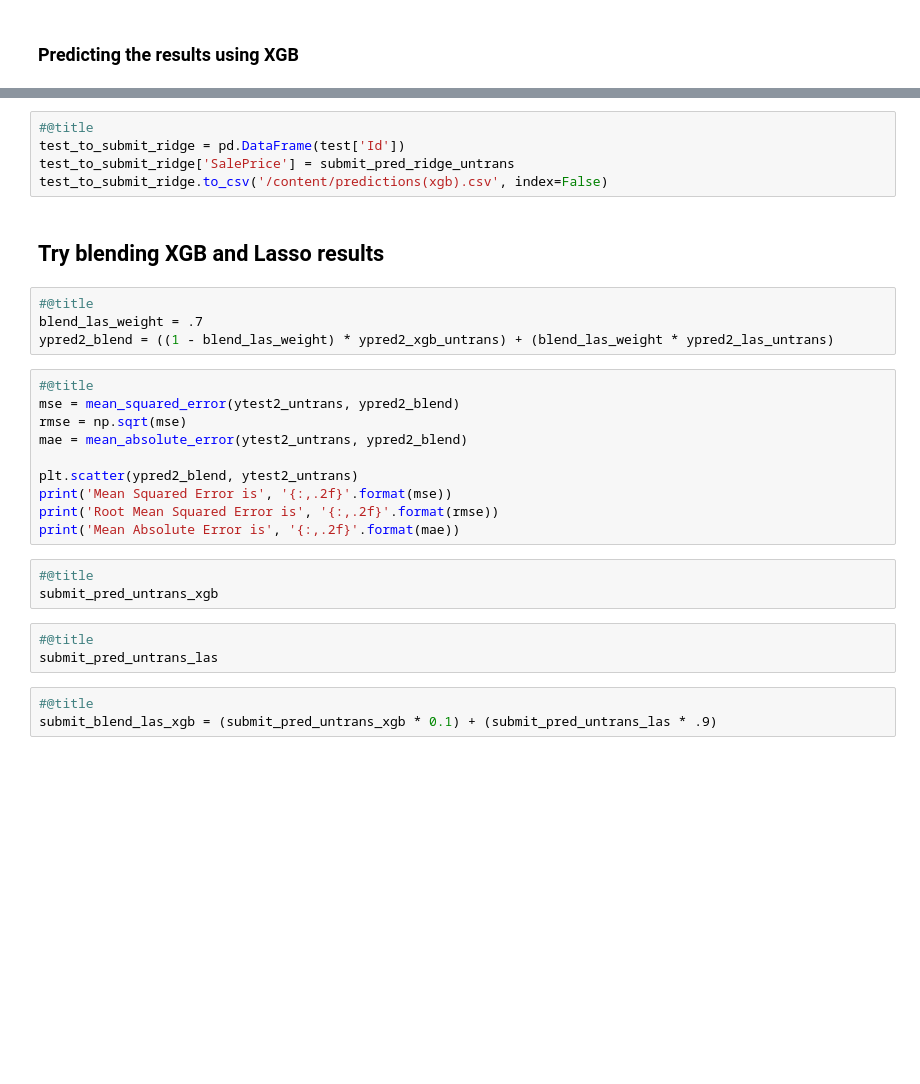
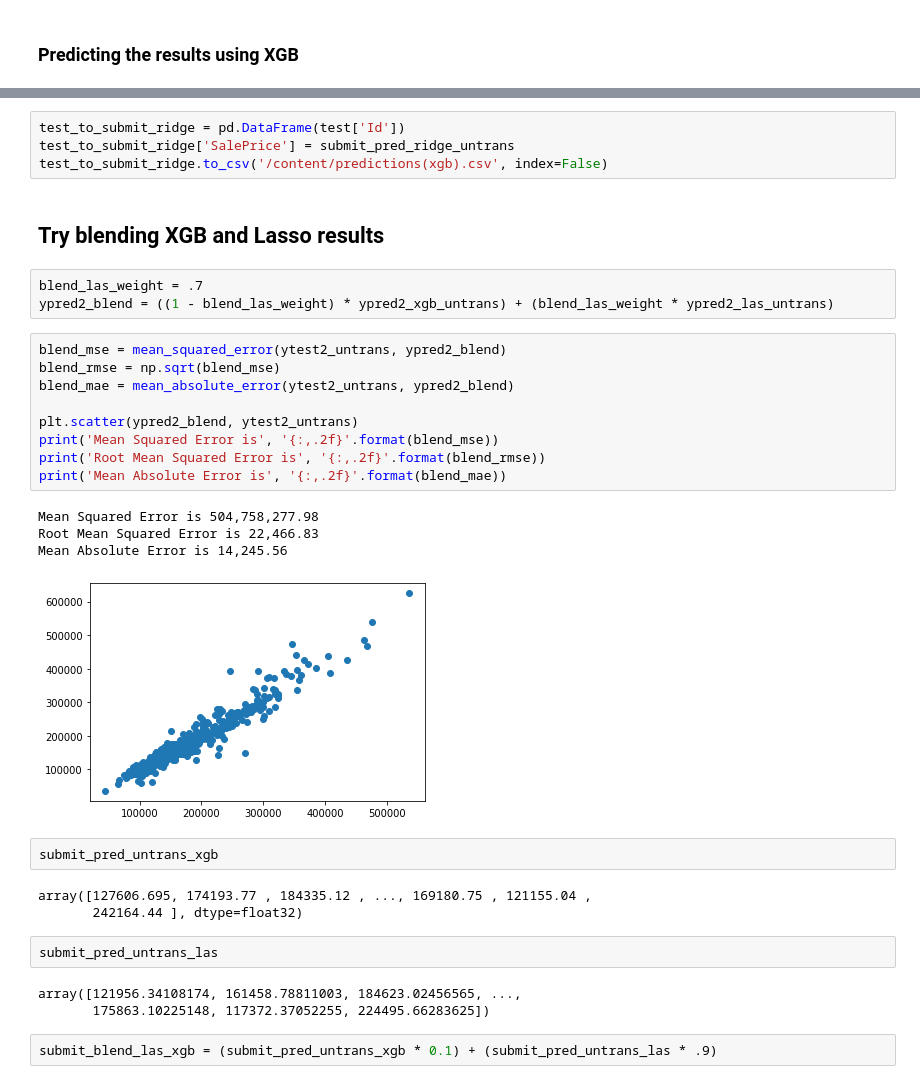
Before and after one commit to zdanielshi/data_science_LFZ, a Jupyter notebook: DS_0628_Kaggle_housing.ipynb, the cells around one changed output, grey strips where cells are left out. Cells and saved outputs as stored; diff of their text form; blank space fills up the shorter version.

```diff
--- a/DS_0628_Kaggle_housing.ipynb
+++ b/DS_0628_Kaggle_housing.ipynb
@@ -810,31 +843,36 @@ submit_pred_untrans_xgb
 # %%
-#@title
 test_to_submit_ridge = pd.DataFrame(test['Id'])
 test_to_submit_ridge['SalePrice'] = submit_pred_ridge_untrans
 test_to_submit_ridge.to_csv('/content/predictions(xgb).csv', index=False)
 # %% [markdown]
 ## Try blending XGB and Lasso results
 # %%
-#@title
 blend_las_weight = .7
 ypred2_blend = ((1 - blend_las_weight) * ypred2_xgb_untrans) + (blend_las_weight * ypred2_las_untrans)
 # %%
-#@title
-mse = mean_squared_error(ytest2_untrans, ypred2_blend)
-rmse = np.sqrt(mse)
-mae = mean_absolute_error(ytest2_untrans, ypred2_blend)
+blend_mse = mean_squared_error(ytest2_untrans, ypred2_blend)
+blend_rmse = np.sqrt(blend_mse)
+blend_mae = mean_absolute_error(ytest2_untrans, ypred2_blend)
 
 plt.scatter(ypred2_blend, ytest2_untrans)
-print('Mean Squared Error is', '{:,.2f}'.format(mse))
-print('Root Mean Squared Error is', '{:,.2f}'.format(rmse))
-print('Mean Absolute Error is', '{:,.2f}'.format(mae))
+print('Mean Squared Error is', '{:,.2f}'.format(blend_mse))
+print('Root Mean Squared Error is', '{:,.2f}'.format(blend_rmse))
+print('Mean Absolute Error is', '{:,.2f}'.format(blend_mae))
+# %% [output]
+Mean Squared Error is 504,758,277.98
+Root Mean Squared Error is 22,466.83
+Mean Absolute Error is 14,245.56
+[figure, added]
-# %%
-#@title
-submit_pred_untrans_xgb
-# %%
-#@title
-submit_pred_untrans_las
+# %%
+submit_pred_untrans_xgb
+# %% [output]
+array([127606.695, 174193.77 , 184335.12 , ..., 169180.75 , 121155.04 ,
+       242164.44 ], dtype=float32)
+# %%
+submit_pred_untrans_las
+# %% [output]
+array([121956.34108174, 161458.78811003, 184623.02456565, ...,
+       175863.10225148, 117372.37052255, 224495.66283625])
 # %%
-#@title
 submit_blend_las_xgb = (submit_pred_untrans_xgb * 0.1) + (submit_pred_untrans_las * .9)
 # %%
```
Also changed, not shown: parts of 115 cells of this notebook.
